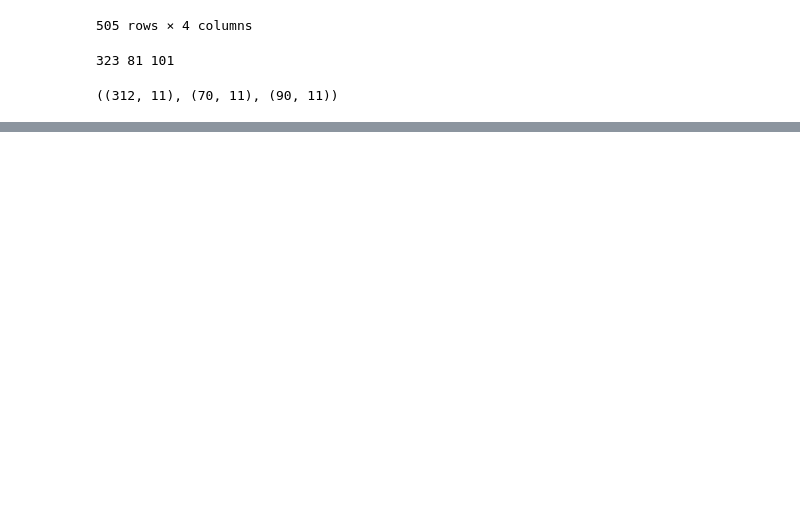
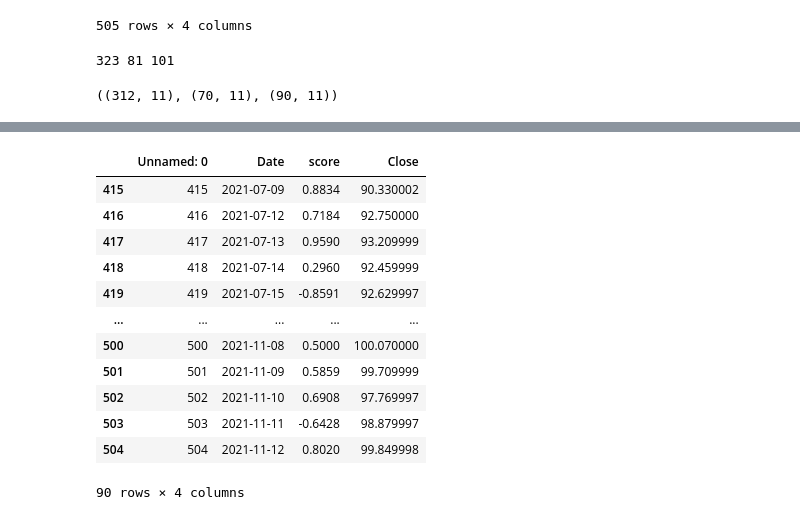
Before and after one commit to ohoadit/GrowMore, a Jupyter notebook: nbs/preds.ipynb, the cells around one changed output, grey strips where cells are left out. Saved outputs shown, nothing was run; the diff lists cells and outputs as text; code cells hidden in the pictures; blank space fills up the shorter version.

```diff
--- a/nbs/preds.ipynb
+++ b/nbs/preds.ipynb
@@ -218,0 +325,16 @@ df_main.to_csv('../output/co.csv')
+# %%
+bo[len(bo)-90:len(bo)]
+# %% [output]
+|  | Unnamed: 0 | Date | score | Close |
+| 415 | 415 | 2021-07-09 | 0.8834 | 90.330002 |
+| 416 | 416 | 2021-07-12 | 0.7184 | 92.750000 |
+| 417 | 417 | 2021-07-13 | 0.9590 | 93.209999 |
+| 418 | 418 | 2021-07-14 | 0.2960 | 92.459999 |
+| 419 | 419 | 2021-07-15 | -0.8591 | 92.629997 |
+| ... | ... | ... | ... | ... |
+| 500 | 500 | 2021-11-08 | 0.5000 | 100.070000 |
+| 501 | 501 | 2021-11-09 | 0.5859 | 99.709999 |
+| 502 | 502 | 2021-11-10 | 0.6908 | 97.769997 |
+| 503 | 503 | 2021-11-11 | -0.6428 | 98.879997 |
+| 504 | 504 | 2021-11-12 | 0.8020 | 99.849998 |
+90 rows × 4 columns
```
Also changed, not shown: parts of 30 cells of this notebook, 10 other files.
